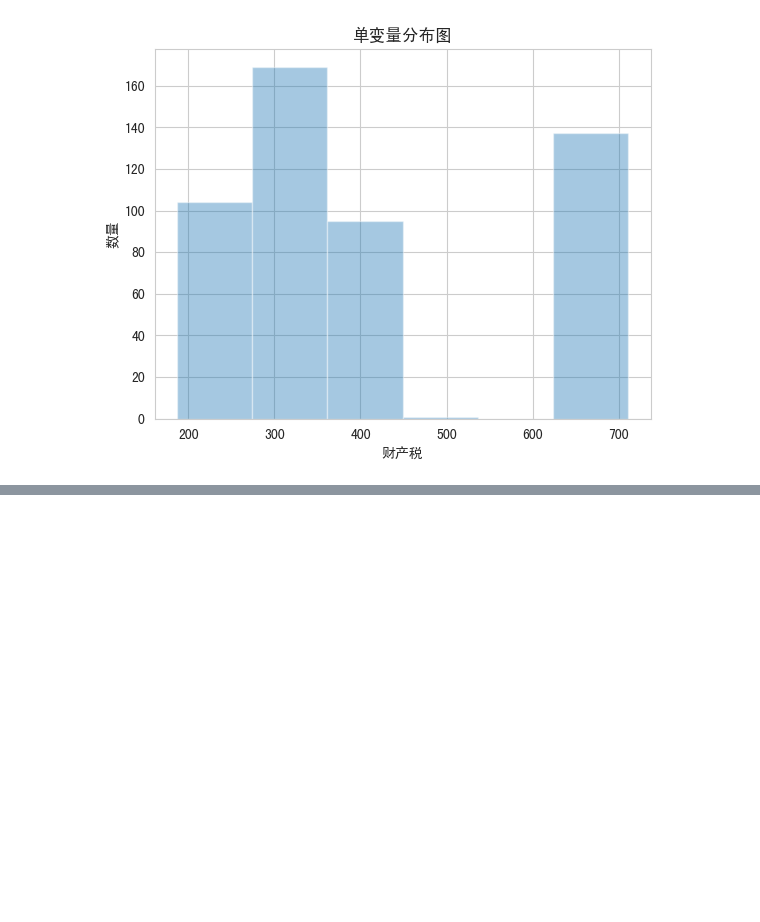
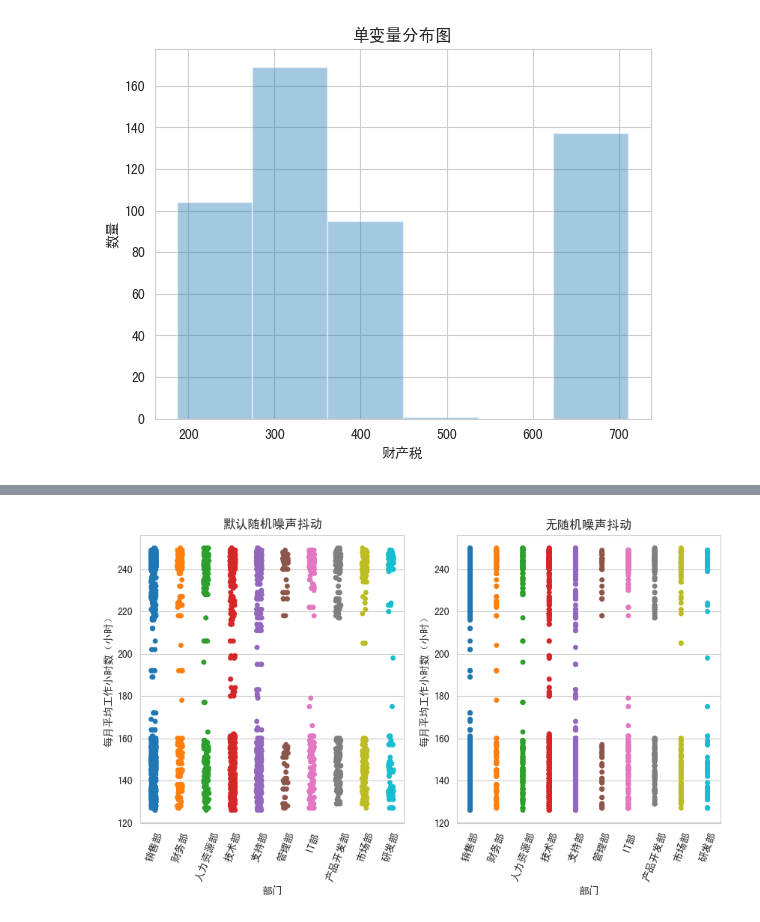
Before and after one commit to YcSaber/SchoolPyLesson1, a Jupyter notebook: data visualization/4/code/4-2.ipynb, the cells around one changed output, grey strips where cells are left out. Drawn from its saved outputs; the diff is of its cells as text; code cells hidden in the pictures; blank space fills up the shorter version.

```diff
--- a/data visualization/4/code/4-2.ipynb
+++ b/data visualization/4/code/4-2.ipynb
@@ -191,2 +191,17 @@ plt.show()
 # %%
-提取离职1的数据
+# 提取离职1的数据
+# 添加随机噪声抖动
+hr1 = hr.iloc[hr['离职'].values==1,:]
+plt.figure(figsize=(10,5))
+plt.subplot(121)
+plt.xticks(rotation=70)
+sns.stripplot(x='部门',y='每月平均工作小时数（小时）',data=hr1) #默认添加随机噪声
+plt.title('默认随机噪声抖动')
+plt.subplot(122)
+plt.xticks(rotation=70)
+sns.stripplot(x='部门',y='每月平均工作小时数（小时）',
+             data=hr1,jitter=False) #不添加随机噪声
+plt.title('无随机噪声抖动')
+plt.show()
+# %% [output]
+[figure, added]
```
Also changed, not shown: parts of 8 cells of this notebook, 31 other files.
